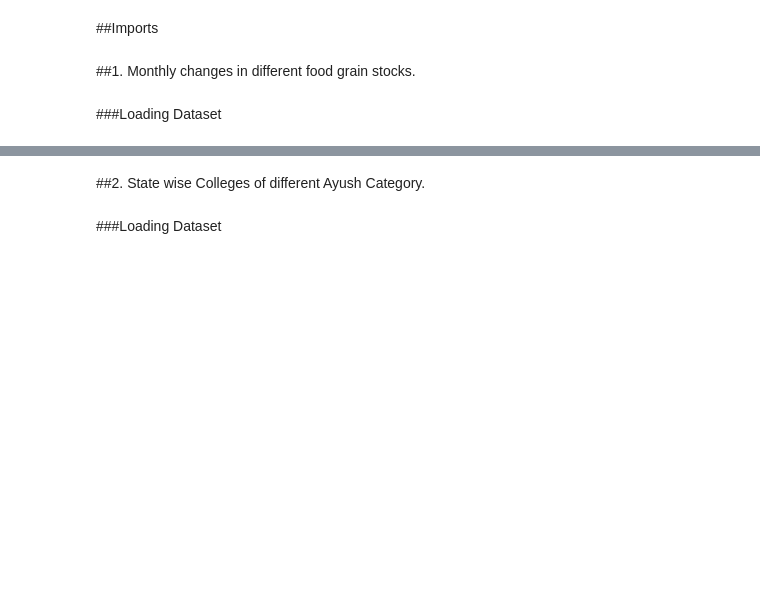
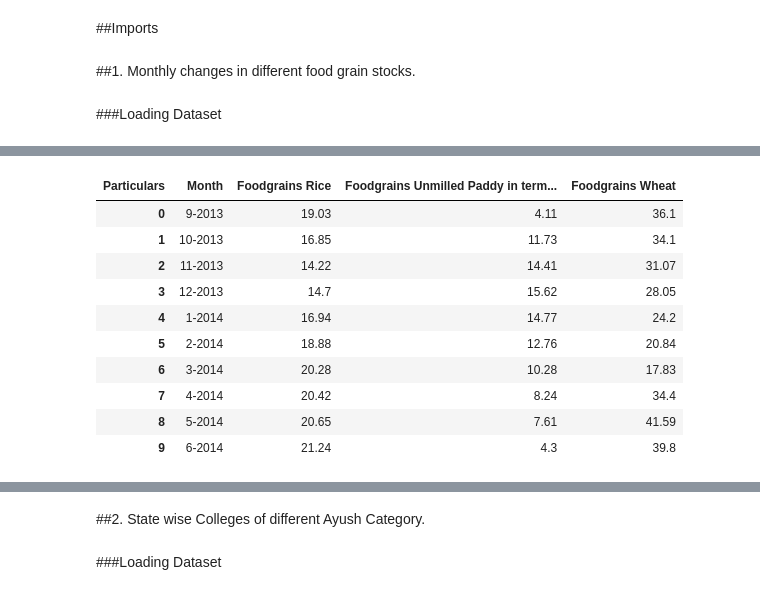
Before and after one commit to CyanTarantula/DV-Lab-4, a Jupyter notebook: B20AI050_DV_Lab4.ipynb, the cells around one changed output, grey strips where cells are left out. Saved outputs shown, nothing was run; the diff lists cells and outputs as text; code cells hidden in the pictures; blank space fills up the shorter version.

```diff
--- a/B20AI050_DV_Lab4.ipynb
+++ b/B20AI050_DV_Lab4.ipynb
@@ -30,3 +30,25 @@ df1_pivot
 | 1 | Foodgrains Rice | Monthly | Ton mn | 19.03 | 16.85 | 14.22 | 14.70 | 16.94 | 18.88 | 20.28 | ... |
 | 2 | Foodgrains Unmilled Paddy in term... | Monthly | Ton mn | 4.11 | 11.73 | 14.41 | 15.62 | 14.77 | 12.76 | 10.28 | ... |
 | 3 | Foodgrains Wheat | Monthly | Ton mn | 36.10 | 34.10 | 31.07 | 28.05 | 24.20 | 20.84 | 17.83 | ... |
+# %%
+df1_T = df1_pivot.set_index('Particulars').T.reset_index()
+
+df1_T = df1_T.rename(columns={'index': 'Month'})
+
+df1_T = df1_T.drop(index=0)
+df1_T = df1_T.drop(index=1)
+df1_T = df1_T.reset_index()
+df1_T = df1_T.drop(columns=["index"])
+df1_T
+# %% [output]
+| Particulars | Month | Foodgrains Rice | Foodgrains Unmilled Paddy in term... | Foodgrains Wheat |
+| 0 | 9-2013 | 19.03 | 4.11 | 36.1 |
+| 1 | 10-2013 | 16.85 | 11.73 | 34.1 |
+| 2 | 11-2013 | 14.22 | 14.41 | 31.07 |
+| 3 | 12-2013 | 14.7 | 15.62 | 28.05 |
+| 4 | 1-2014 | 16.94 | 14.77 | 24.2 |
+| 5 | 2-2014 | 18.88 | 12.76 | 20.84 |
+| 6 | 3-2014 | 20.28 | 10.28 | 17.83 |
+| 7 | 4-2014 | 20.42 | 8.24 | 34.4 |
+| 8 | 5-2014 | 20.65 | 7.61 | 41.59 |
+| 9 | 6-2014 | 21.24 | 4.3 | 39.8 |
```
Also changed, not shown: parts of 4 cells of this notebook.
